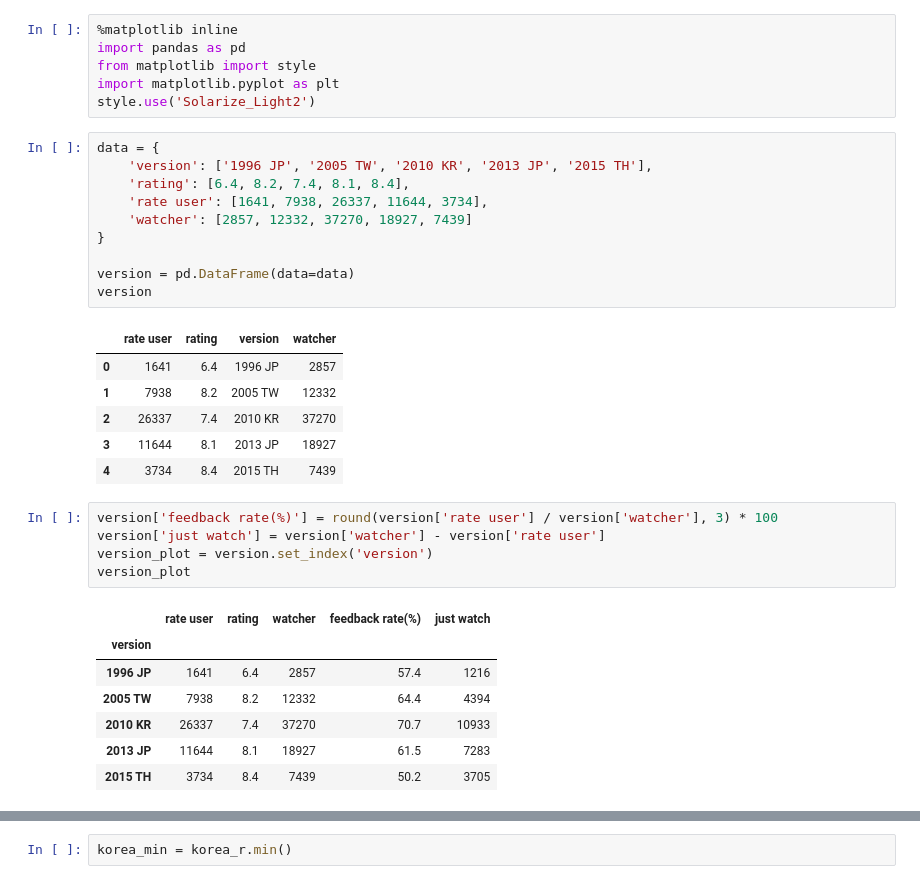
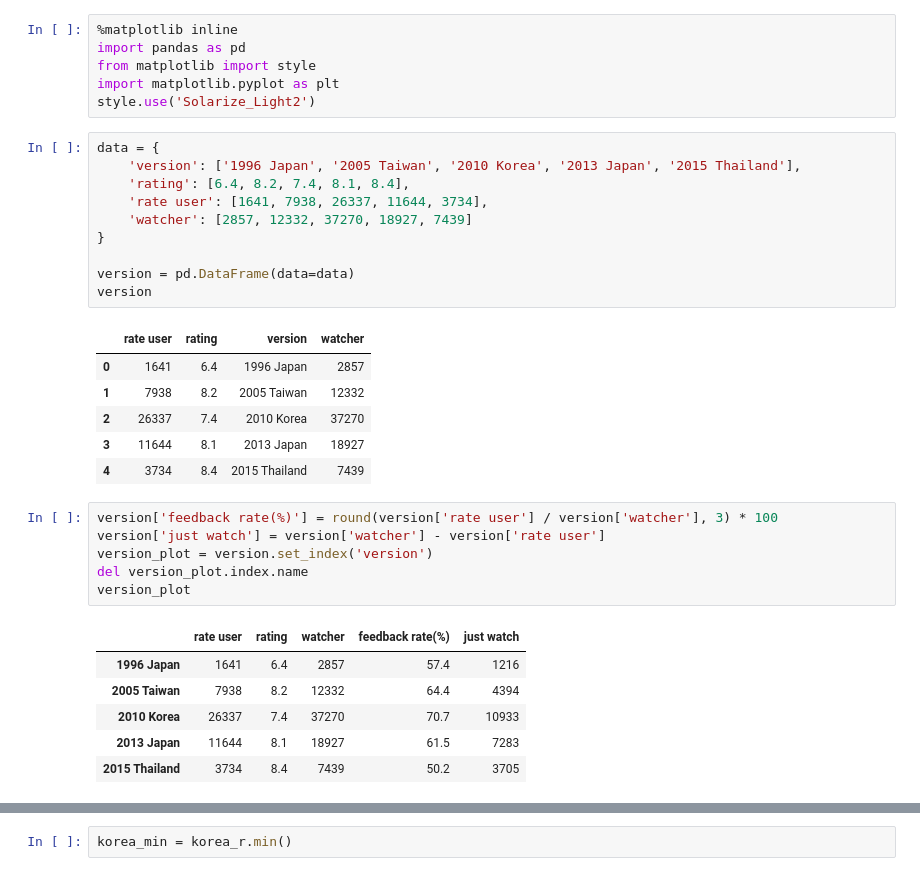
Before and after one commit to wangdianyh/web, a Jupyter notebook: assets/data/other_versions_review.ipynb, the cells around one changed output, grey strips where cells are left out. Cells and saved outputs as stored; diff of their text form.

```diff
--- a/assets/data/other_versions_review.ipynb
+++ b/assets/data/other_versions_review.ipynb
@@ -6,7 +6,7 @@ import matplotlib.pyplot as plt
 style.use('Solarize_Light2')
 # %%
 data = {
-    'version': ['1996 JP', '2005 TW', '2010 KR', '2013 JP', '2015 TH'],
+    'version': ['1996 Japan', '2005 Taiwan', '2010 Korea', '2013 Japan', '2015 Thailand'],
     'rating': [6.4, 8.2, 7.4, 8.1, 8.4],
     'rate user': [1641, 7938, 26337, 11644, 3734],
     'watcher': [2857, 12332, 37270, 18927, 7439]
@@ -16,24 +16,24 @@ version = pd.DataFrame(data=data)
 version
 # %% [output]
 |  | rate user | rating | version | watcher |
-| 0 | 1641 | 6.4 | 1996 JP | 2857 |
-| 1 | 7938 | 8.2 | 2005 TW | 12332 |
-| 2 | 26337 | 7.4 | 2010 KR | 37270 |
-| 3 | 11644 | 8.1 | 2013 JP | 18927 |
-| 4 | 3734 | 8.4 | 2015 TH | 7439 |
+| 0 | 1641 | 6.4 | 1996 Japan | 2857 |
+| 1 | 7938 | 8.2 | 2005 Taiwan | 12332 |
+| 2 | 26337 | 7.4 | 2010 Korea | 37270 |
+| 3 | 11644 | 8.1 | 2013 Japan | 18927 |
+| 4 | 3734 | 8.4 | 2015 Thailand | 7439 |
 # %%
 version['feedback rate(%)'] = round(version['rate user'] / version['watcher'], 3) * 100
 version['just watch'] = version['watcher'] - version['rate user']
 version_plot = version.set_index('version')
+del version_plot.index.name
 version_plot
 # %% [output]
 |  | rate user | rating | watcher | feedback rate(%) | just watch |
-| version |  |  |  |  |  |
-| 1996 JP | 1641 | 6.4 | 2857 | 57.4 | 1216 |
-| 2005 TW | 7938 | 8.2 | 12332 | 64.4 | 4394 |
-| 2010 KR | 26337 | 7.4 | 37270 | 70.7 | 10933 |
-| 2013 JP | 11644 | 8.1 | 18927 | 61.5 | 7283 |
-| 2015 TH | 3734 | 8.4 | 7439 | 50.2 | 3705 |
+| 1996 Japan | 1641 | 6.4 | 2857 | 57.4 | 1216 |
+| 2005 Taiwan | 7938 | 8.2 | 12332 | 64.4 | 4394 |
+| 2010 Korea | 26337 | 7.4 | 37270 | 70.7 | 10933 |
+| 2013 Japan | 11644 | 8.1 | 18927 | 61.5 | 7283 |
+| 2015 Thailand | 3734 | 8.4 | 7439 | 50.2 | 3705 |
 # %%
 version_output = version_plot.plot(kind='barh', y='rating', fontsize=14, figsize=(10, 7))
 for p in version_output.patches:
```
Also changed, not shown: parts of 20 cells of this notebook, 24 other files.
